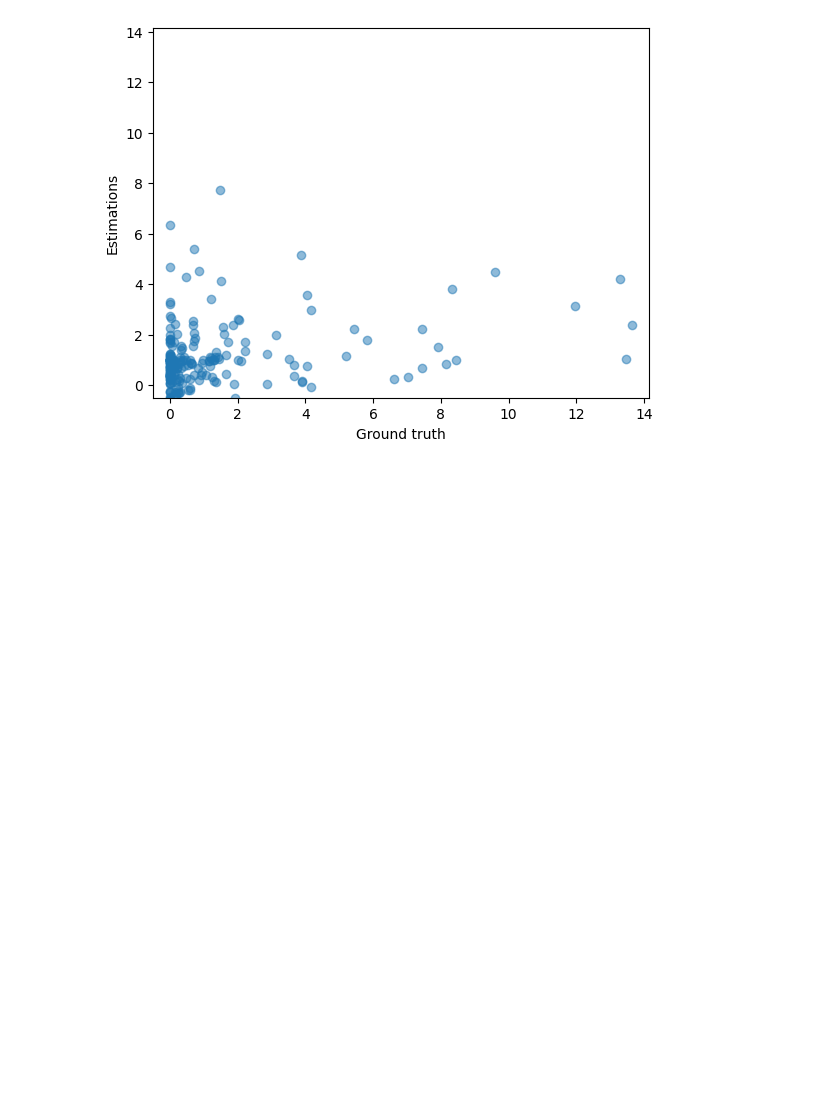
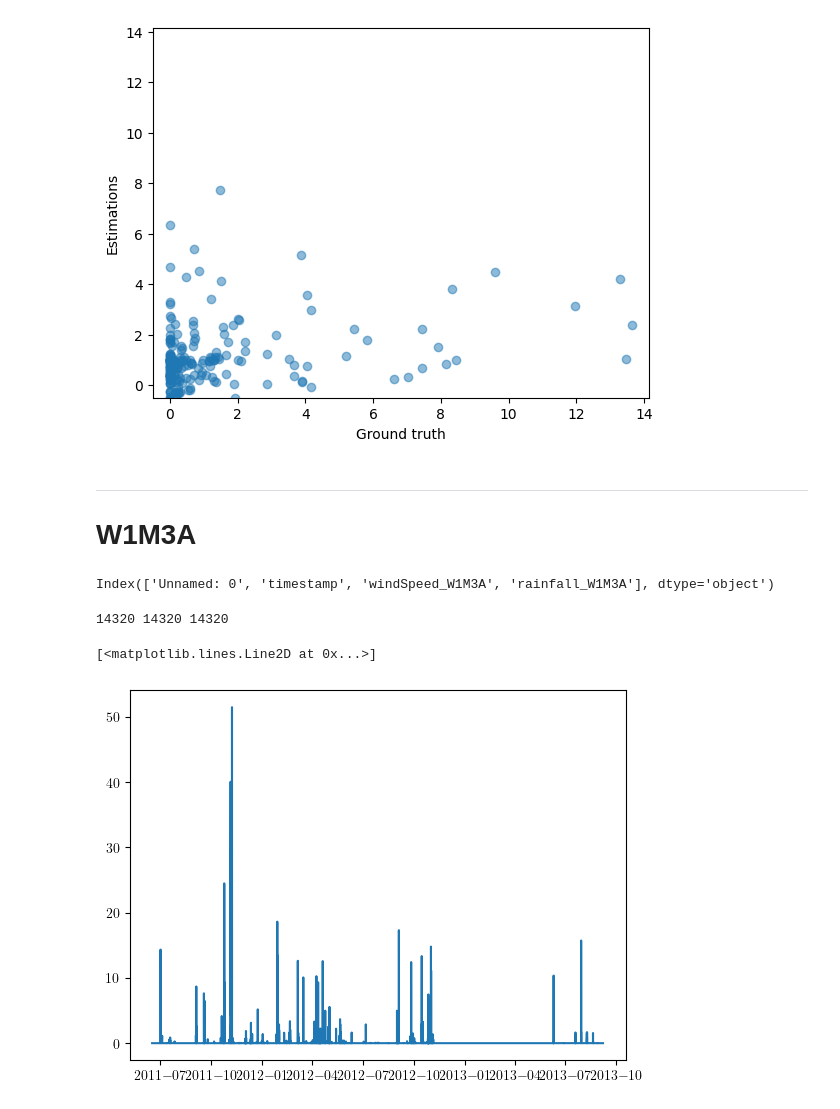
Before and after one commit to gmanatole/Biologging_Toolkit, a Jupyter notebook: notebooks/run_reduced_dataset.ipynb, the cells around one changed output. Saved outputs shown, nothing was run; the diff lists cells and outputs as text; code cells hidden in the pictures; blank space fills up the shorter version.

```diff
--- a/notebooks/run_reduced_dataset.ipynb
+++ b/notebooks/run_reduced_dataset.ipynb
@@ -326,3 +343,37 @@ plt.ylim(-0.5, max(np.max(y_test),np.max(y_pred))+0.5)
 # %% [output]
 (-0.5, 14.141508117872634)
 [figure]
+# %% [markdown]
+---
+# W1M3A
+# %%
+raw_timestamp_UPA, raw_SPL64 = pickle.load(open(os.path.join('G:/W1M3A','UPA_all.sav'), 'rb'))
+weather = pd.read_csv(os.path.join('G:/W1M3A','rain_and_wind.csv'))
+freqs = [100, 300, 500, 700, 900, 1100, 1300, 1500, 1700, 1900, 2100, 2200, 2400, 2600, 2800, 3000, 3600, 4600, 5600, 6500, 7500, 8500, 9500, 10400, 11400, 12400, 13400, 14400, 15300, 16300, 17300, 18300, 19200, 20200, 21200, 22200, 23100, 24100, 25100, 26100, 27100, 28000, 29000, 30000, 31000, 31900, 32900, 33900, 34900, 35800, 36800, 37800, 38800, 39700, 40700, 41700, 42700, 43700, 44600, 45600, 46600, 47600, 48500, 49500]
+print(weather.columns)
+# %% [output]
+Index(['Unnamed: 0', 'timestamp', 'windSpeed_W1M3A', 'rainfall_W1M3A'], dtype='object')
+# %%
+
+raw_timestamp_UPA = pd.to_datetime(raw_timestamp_UPA).values
+weather_ts = pd.to_datetime(weather['timestamp']).values
+weather['timestamp'] = pd.to_datetime(weather['timestamp'])
+raw_SPL64 = np.array(raw_SPL64)
+
+timestamp_UPA = []
+SPL64 = []
+
+for ts in weather_ts:
+    idx = np.argmin(np.abs(raw_timestamp_UPA - ts))
+    timestamp_UPA.append(raw_timestamp_UPA[idx])
+    SPL64.append(raw_SPL64[idx])
+SPL64 = np.array(SPL64)
+# %%
+print(len(timestamp_UPA), len(SPL64), len(weather))
+# %% [output]
+14320 14320 14320
+# %%
+plt.plot(weather["timestamp"], weather["rainfall_W1M3A"], label="Rain (mm/h)")
+# %% [output]
+[<matplotlib.lines.Line2D at 0x...>]
+[figure, added]
```
Also changed, not shown: parts of 7 cells of this notebook.
